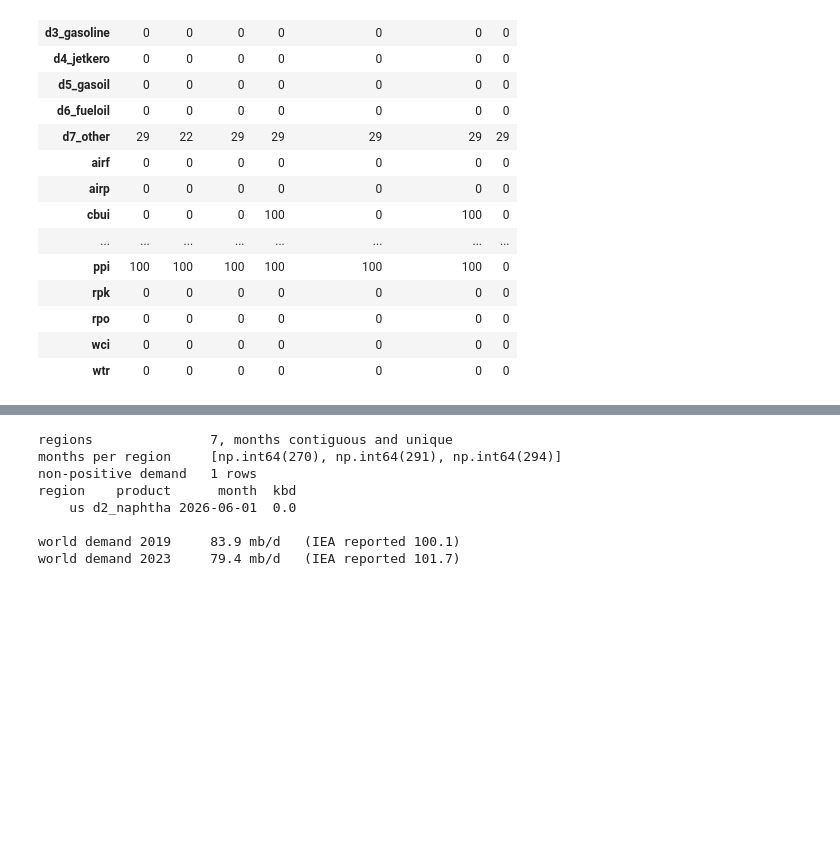
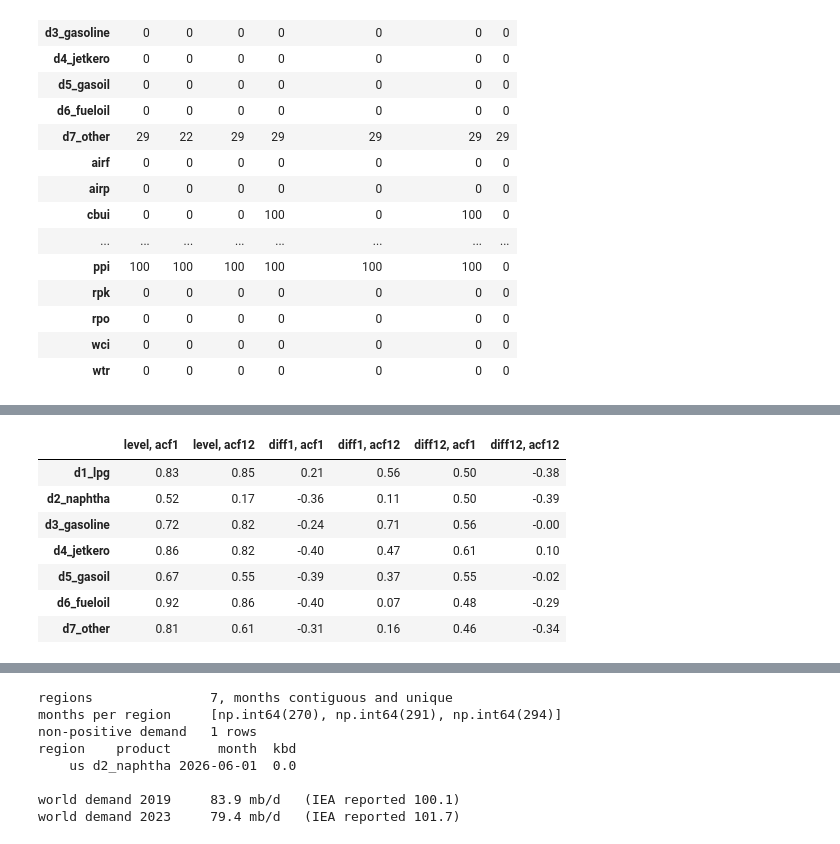
Before and after one commit to malobouygues/Oil_demand_forecasting, a Jupyter notebook: notebooks/01_data.ipynb, the cells around one changed output, grey strips where cells are left out. Saved outputs shown, nothing was run; the diff lists cells and outputs as text; code cells hidden in the pictures; blank space fills up the shorter version.

```diff
--- a/notebooks/01_data.ipynb
+++ b/notebooks/01_data.ipynb
@@ -336,0 +477,20 @@ Two kinds, treated differently.
+# %%
+history = us.loc[:c.TRAIN_END, c.PRODUCTS]
+acf = lambda s, k: s.dropna().autocorr(k)
+
+pd.DataFrame({"level, acf1":  [acf(history[p], 1) for p in c.PRODUCTS],
+              "level, acf12": [acf(history[p], 12) for p in c.PRODUCTS],
+              "diff1, acf1":  [acf(history[p].diff(), 1) for p in c.PRODUCTS],
+              "diff1, acf12": [acf(history[p].diff(), 12) for p in c.PRODUCTS],
+              "diff12, acf1": [acf(history[p].diff(12), 1) for p in c.PRODUCTS],
+              "diff12, acf12": [acf(history[p].diff(12), 12) for p in c.PRODUCTS]},
+             index=c.PRODUCTS).round(2)
+# %% [output]
+|  | level, acf1 | level, acf12 | diff1, acf1 | diff1, acf12 | diff12, acf1 | diff12, acf12 |
+| d1_lpg | 0.83 | 0.85 | 0.21 | 0.56 | 0.50 | -0.38 |
+| d2_naphtha | 0.52 | 0.17 | -0.36 | 0.11 | 0.50 | -0.39 |
+| d3_gasoline | 0.72 | 0.82 | -0.24 | 0.71 | 0.56 | -0.00 |
+| d4_jetkero | 0.86 | 0.82 | -0.40 | 0.47 | 0.61 | 0.10 |
+| d5_gasoil | 0.67 | 0.55 | -0.39 | 0.37 | 0.55 | -0.02 |
+| d6_fueloil | 0.92 | 0.86 | -0.40 | 0.07 | 0.48 | -0.29 |
+| d7_other | 0.81 | 0.61 | -0.31 | 0.16 | 0.46 | -0.34 |
```
Also changed, not shown: parts of 35 cells of this notebook, 9 other files.
